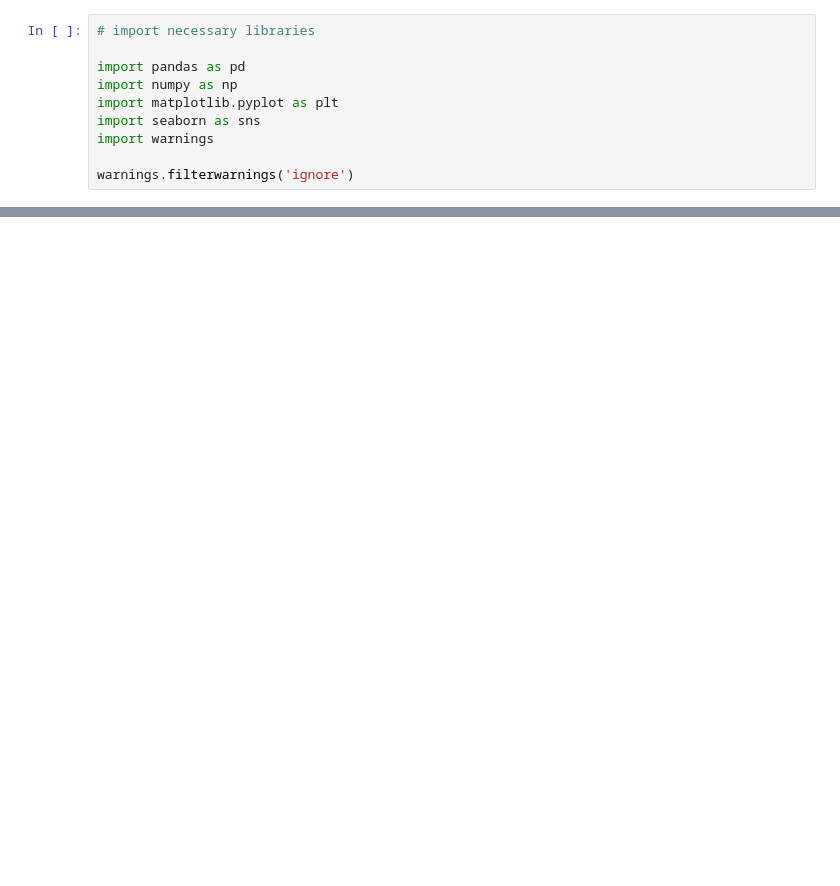
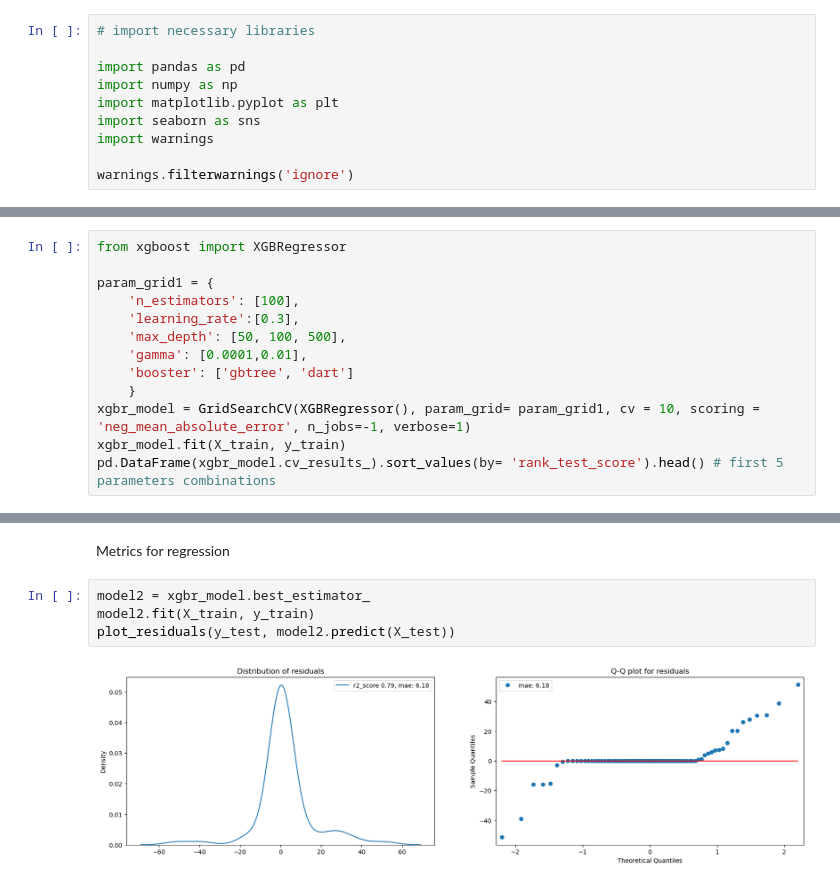
Before and after one commit to jolual2747/salary-prediction, a Jupyter notebook: modeling.ipynb, the cells around one changed output, grey strips where cells are left out. Cells and saved outputs as stored; diff of their text form; blank space fills up the shorter version.

```diff
--- a/modeling.ipynb
+++ b/modeling.ipynb
@@ -366,0 +149,13 @@ impute_with_mean(dx, 'avg_salary')
+# %%
+from xgboost import XGBRegressor
+
+param_grid1 = {
+    'n_estimators': [100],
+    'learning_rate':[0.3],
+    'max_depth': [50, 100, 500],
+    'gamma': [0.0001,0.01],
+    'booster': ['gbtree', 'dart']
+    }
+xgbr_model = GridSearchCV(XGBRegressor(), param_grid= param_grid1, cv = 10, scoring = 'neg_mean_absolute_error', n_jobs=-1, verbose=1)
+xgbr_model.fit(X_train, y_train)
+pd.DataFrame(xgbr_model.cv_results_).sort_values(by= 'rank_test_score').head() # first 5 parameters combinations
@@ -366,0 +170,8 @@ impute_with_mean(dx, 'avg_salary')
+# %% [markdown]
+Metrics for regression
+# %%
+model2 = xgbr_model.best_estimator_
+model2.fit(X_train, y_train)
+plot_residuals(y_test, model2.predict(X_test))
+# %% [output]
+[figure, added]
```
Also changed, not shown: parts of 53 cells of this notebook, 4 other files.
